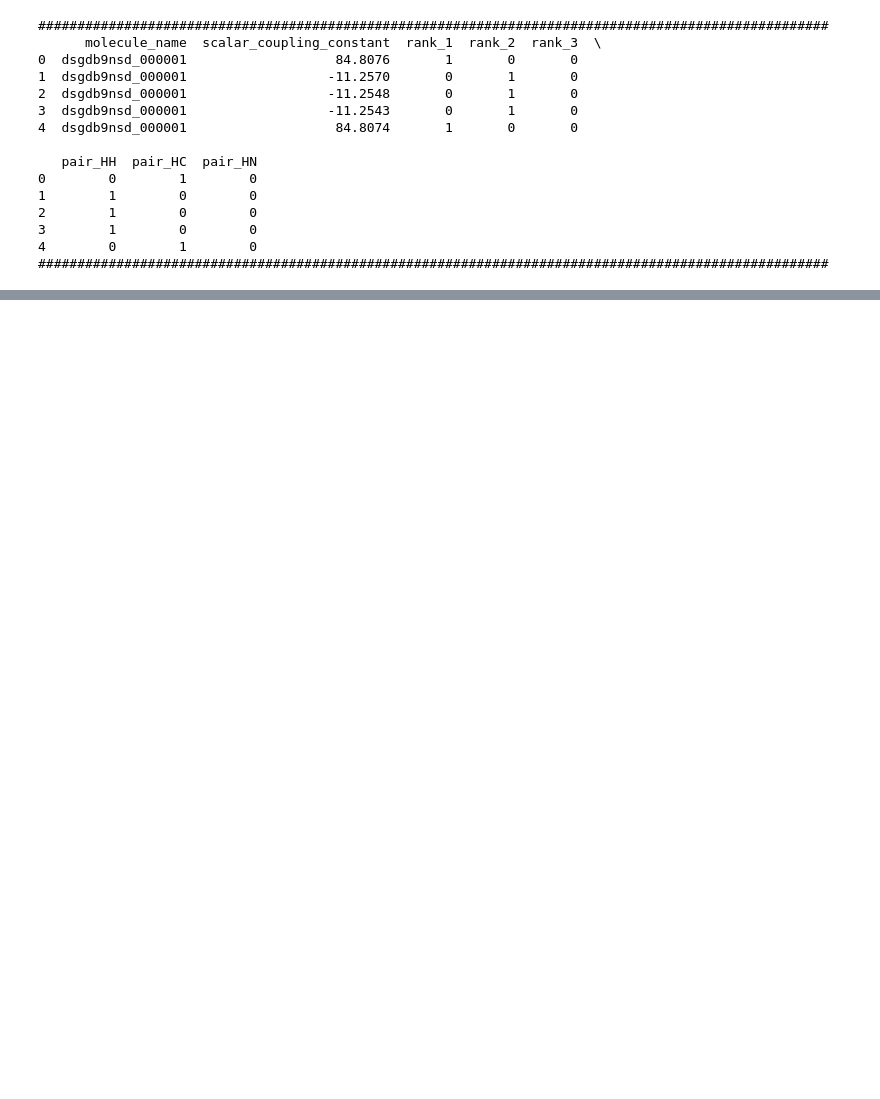
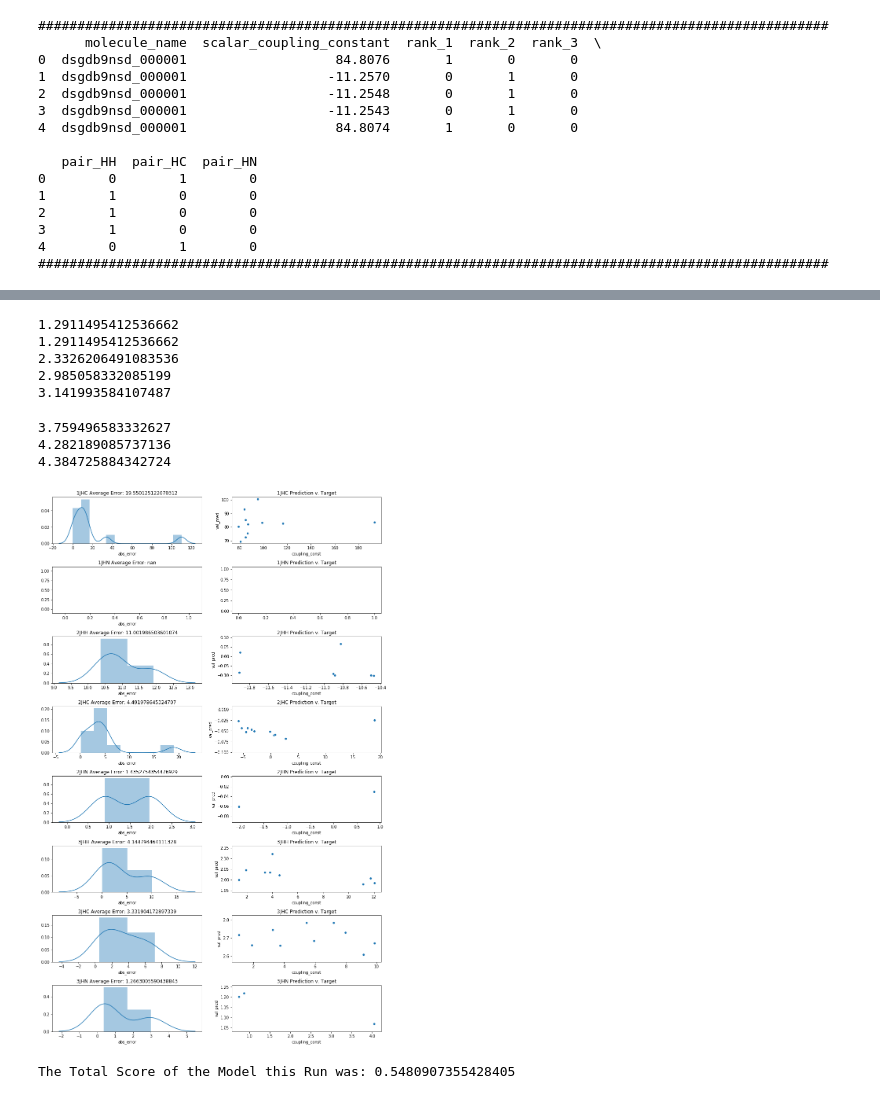
Before and after one commit to adcovell/potential_map, a Jupyter notebook: CHAMPS_POTMap_CNN.ipynb, the cells around one changed output, grey strips where cells are left out. Cells and saved outputs as stored; diff of their text form; code cells hidden in the pictures; blank space fills up the shorter version.

Commit message:
Added Simple Error Visualization

```diff
--- a/CHAMPS_POTMap_CNN.ipynb
+++ b/CHAMPS_POTMap_CNN.ipynb
@@ -371,0 +398,41 @@ Value That it Should Be: 0.1764100044965744, Predicted Value: -1.020849943161010
+# %%
+# feat_toKeep = ['atom_dist', 'rank_1', 'rank_2', 'rank_3', 'pair_HH', 'pair_HC', 'pair_HN']
+axes_df = list(range(8))
+ax = list(range(16))
+fig = plt.figure(figsize=(15, 25))
+grid = gridspec.GridSpec(8, 2, figure=fig, hspace=0.5)
+total_score = 0
+
+selection_string = [['rank_1', 'pair_HC'], ['rank_1', 'pair_HN'], ['rank_2', 'pair_HH'], ['rank_2', 'pair_HC'], ['rank_2', 'pair_HN'], ['rank_3', 'pair_HH'], ['rank_3', 'pair_HC'], ['rank_3', 'pair_HN']]
+rank_dict = {'rank_1': 1, 'rank_2': 2, 'rank_3': 3}
+type_dict = {'pair_HH':'HH', 'pair_HC':'HC', 'pair_HN':'HN'}
+for n in range(8):
+    axes_df[n] = results_df[(results_df[selection_string[n][0]] != 0.0) & (results_df[selection_string[n][1]] != 0.0)]
+    abs_average_error = axes_df[n]['abs_error'].mean()
+    ax[2*n] = plt.subplot(grid[2*n])
+    ax[2*n].set_title("{}J{} Average Error: {}".format(rank_dict[selection_string[n][0]], type_dict[selection_string[n][1]], abs_average_error))
+    sns.distplot(axes_df[n]['abs_error'], ax=ax[2*n])
+
+    ax[2*n+1] = plt.subplot(grid[2*n+1])
+    ax[2*n+1].set_title("{}J{} Prediction v. Target".format(rank_dict[selection_string[n][0]], type_dict[selection_string[n][1]]))
+    sns.scatterplot(x="coupling_const", y="val_pred", data=axes_df[n], ax=ax[2*n+1])
+
+    if np.isnan(abs_average_error):
+        abs_average_error = 1
+    total_score = total_score + np.log10(abs_average_error)
+
+total_score = total_score/8.0
+# %% [output]
+1.2911495412536662
+1.2911495412536662
+2.3326206491083536
+2.985058332085199
+3.141993584107487
+3.759496583332627
+4.282189085737136
+4.384725884342724
+[figure, added]
+# %%
+print("The Total Score of the Model this Run was: {}".format(total_score))
+# %% [output]
+The Total Score of the Model this Run was: 0.5480907355428405
```
Also changed, not shown: parts of 9 cells of this notebook.
